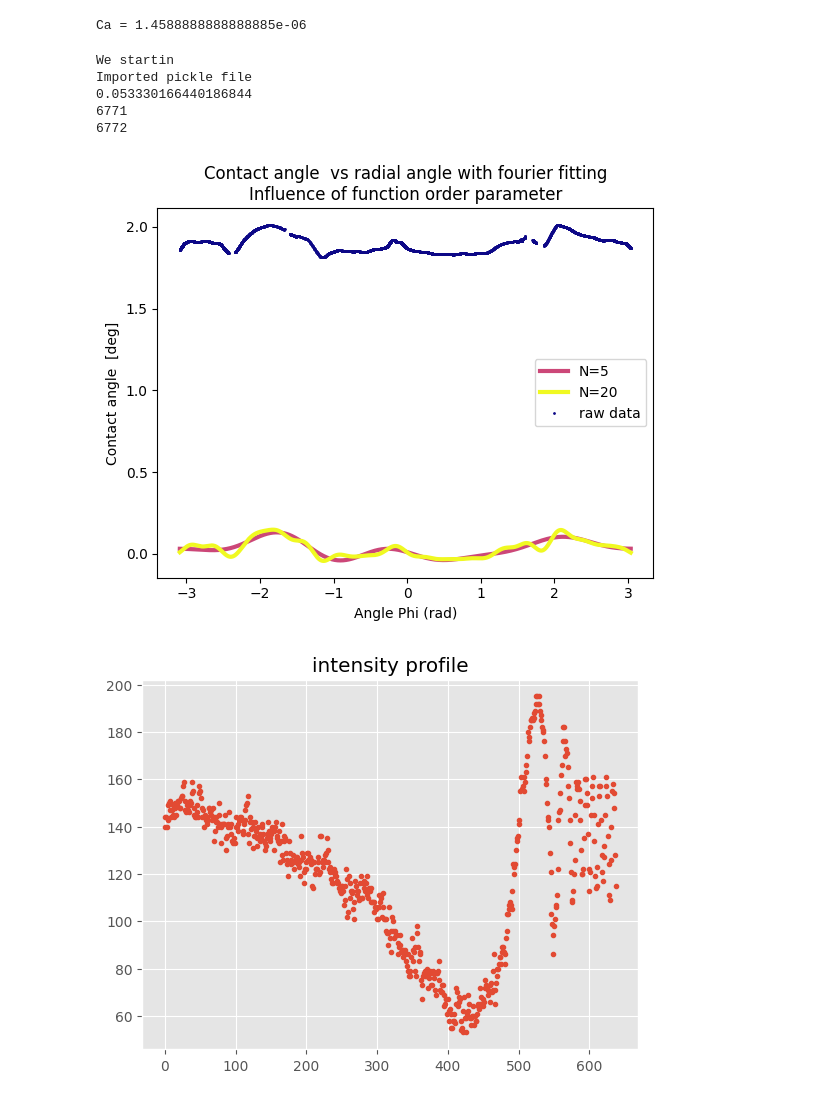
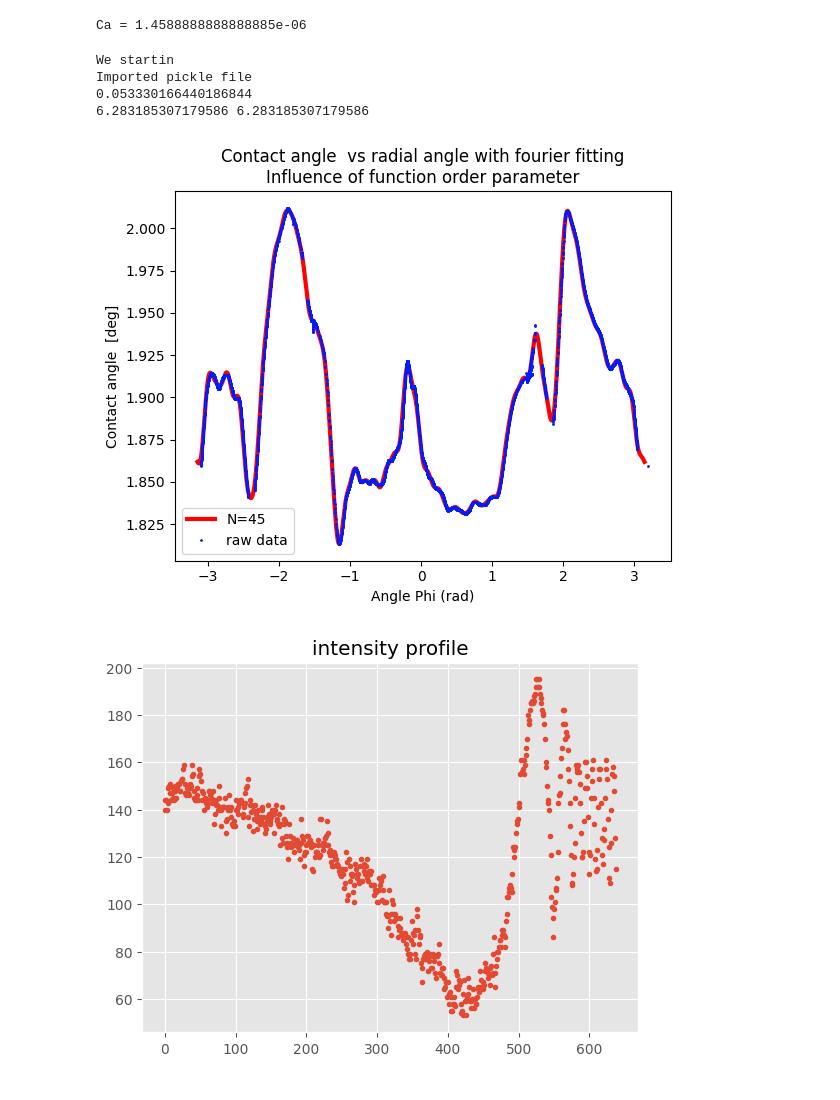
Before and after one commit to Sjendieee/InterferometryPython, a Jupyter notebook: Testing.ipynb, the cells around one changed output. Cells and saved outputs as stored; diff of their text form; code cells hidden in the pictures.

Commit message:
Fixed(?) fourierfitting when there's a ap at -pi/pi. New file: 'PlotMovDropDataFromJSONFiles.py' for plotting of json data obtained from individual moving drop pics

```diff
--- a/Testing.ipynb
+++ b/Testing.ipynb
@@ -368,11 +368,10 @@ def manualFitting(inputX, inputY, path, Ylabel, N):
         logging.critical("Fourier fit will likely oscillate wildly near -pi/pi. Implement function the shift entire thing in 'manualFitting(..)' ")
     else:
         print(abs(abs(inputX[0]) - np.pi))
-    print(len(inputX))
-    inputX = inputX + [inputX[0]]
-    print(len(inputX))
+    inputX = inputX + [np.pi + (np.pi-abs(inputX[0]))]   #add 1 value of x to the end of array at the 'positive x position' of the first x-value, for correct trapz integration
+    inputY = inputY + [inputY[0]]
+    print(inputX[-1] - inputX[0], 2*np.pi)
 
-    inputY = inputY + [inputY[0]]
     #inputX =+ x_shift  #shift all x-data by the
 
     ######
@@ -396,6 +395,12 @@ def manualFitting(inputX, inputY, path, Ylabel, N):
     f_phi = lambda x, k, f_c, f_s: sum([f_c[i] * np.cos(i*x) + f_s[i] * np.sin(i*x) for i in range(0, k+1)])
     ##########
 
+    # print(len(inputX))
+    # inputX = inputX[:-1]
+    # print(len(inputX))
+    # inputY = inputY[:-1]
+
+
     sigma_k_s = [0]     #sigma_k_s=0  at n=0
     sigma_k_c = [(1 / (2*np.pi)) * scipy.integrate.trapz(inputY, inputX)]
 
@@ -403,7 +408,8 @@ def manualFitting(inputX, inputY, path, Ylabel, N):
         sigma_k_s.append(f_k__s(I_k__s_j, k, inputX, inputY))
         sigma_k_c.append(f_k__c(I_k__c_j, k, inputX, inputY))
     N = np.array([0] + N)
-    X_range = np.linspace(min(inputX), max(inputX), 8000)       #500?
+    #X_range = np.linspace(min(inputX), max(inputX), 2000)       #500?
+    X_range = np.linspace(-np.pi, np.pi, 2000)       #500?
 
     fig1, ax1 = plt.subplots()
     if len(N)>2:
@@ -413,37 +419,36 @@ def manualFitting(inputX, inputY, path, Ylabel, N):
     else:
         colorscheme = 'hsv'
         cmap = plt.get_cmap(colorscheme)
         colorGradient = [0.66, 0]
 
     func_range = lambda x_range: [f_phi(x, N[-1], sigma_k_c, sigma_k_s) for x in x_range]
     func_single = lambda x: f_phi(x, N[-1], sigma_k_c, sigma_k_s)
 
     for i, n in enumerate(N[1:]):
         Y_range = [f_phi(Xval, n, sigma_k_c, sigma_k_s) for Xval in X_range]
         ax1.plot(X_range, Y_range, '-', label=f'N={n}', linewidth=3,  color=cmap(colorGradient[i+1]))
     ax1.plot(inputX, inputY, '.', label='raw data',  color=cmap(colorGradient[0]), markersize=2)
     #TODO clean this up (messing with plot titles etc) for figure making
     #ax1.set(xlabel='Angle Phi (rad)', ylabel=f'{Ylabel[0]} {Ylabel[1]}', title=f"{Ylabel[0]} vs radial angle with fourier fitting")
     ax1.set(xlabel='Angle Phi (rad)', ylabel=f'{Ylabel[0]} {Ylabel[1]}',
             title=f"{Ylabel[0]} vs radial angle with fourier fitting\n"
                   f"Influence of function order parameter")
     ax1.legend(loc='best')
     fig1.savefig(os.path.join(path, f"{Ylabel[0]} Fourier fitted.png"), dpi=300)
     plt.show()
     return
 
 print('We startin')
 with open('tempForManualFitting.pickle', 'rb') as new_filename:
     inputX, inputY, path, Ylabel, N = pickle.load(new_filename)     # x-distance, intensity
 print('Imported pickle file')
-manualFitting(inputX, inputY, path, Ylabel, N)
+manualFitting(inputX, inputY, path, Ylabel, [45])
 # %% [output]
 We startin
 Imported pickle file
 0.053330166440186844
-6771
-6772
+6.283185307179586 6.283185307179586
-[figure, old version]
+[figure, new version]
 # %%
 """
 Testing CFAR radar peak target detection:
```
Also changed, not shown: 2 other files.
